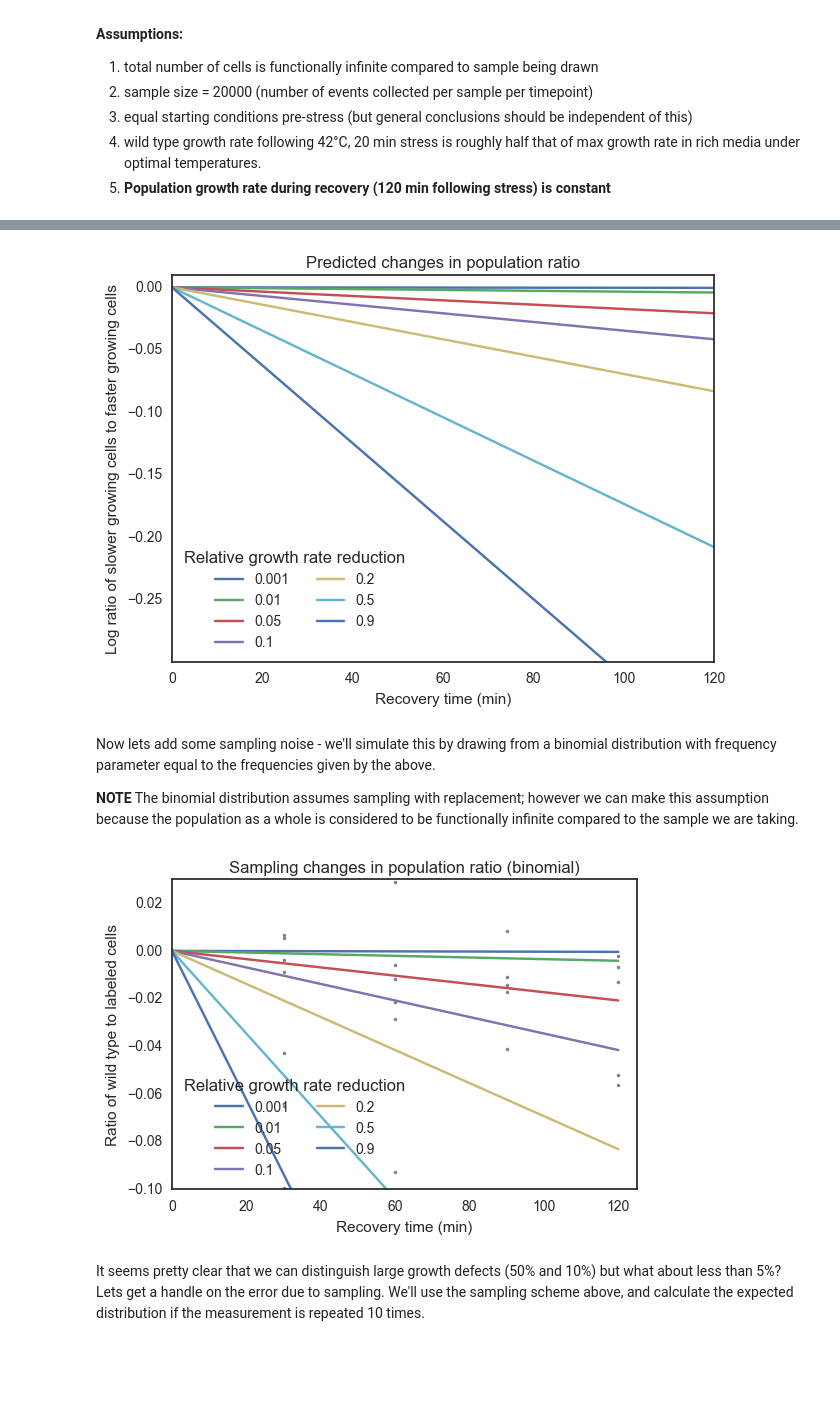
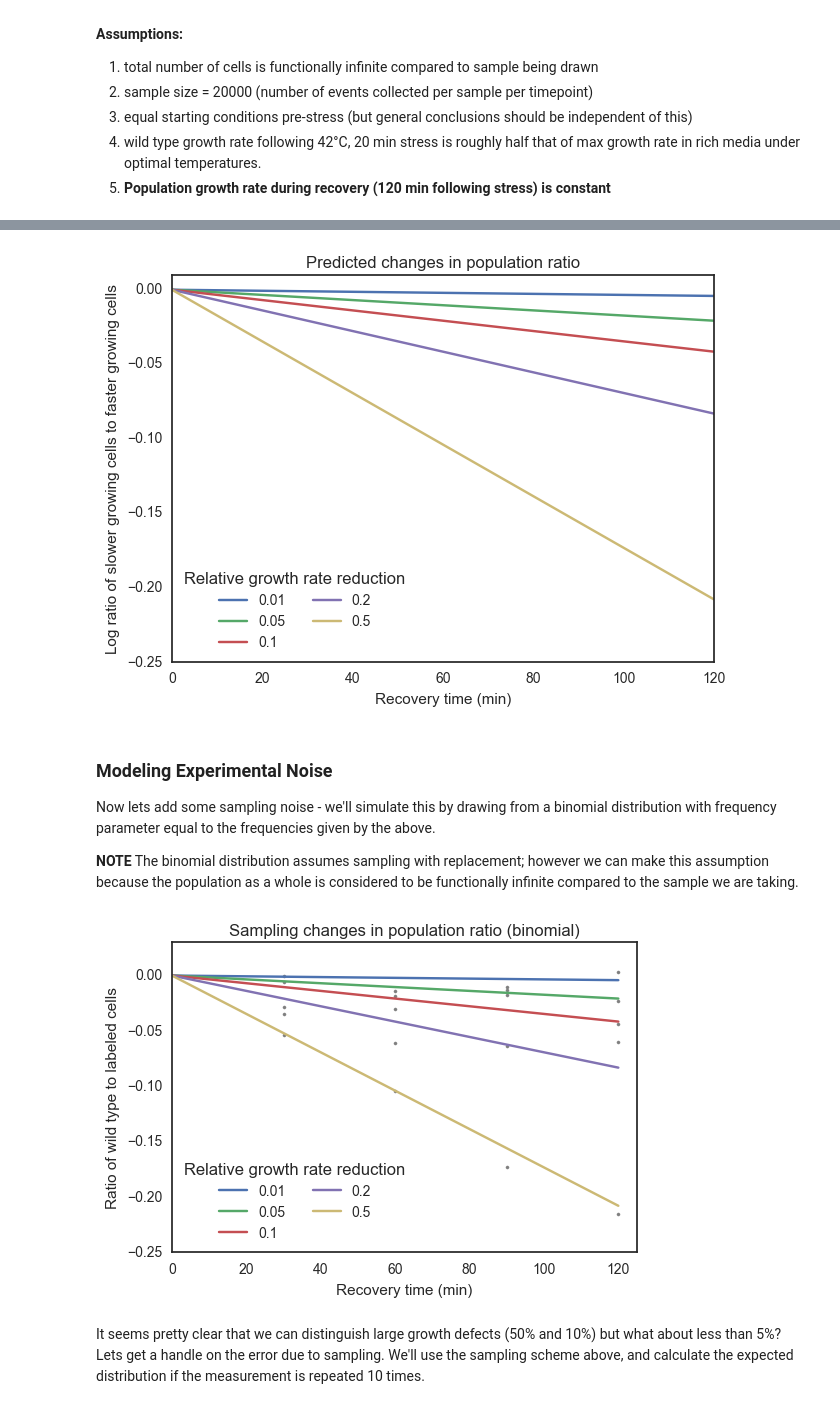
Before and after one commit to haneulyoo/agg_simv2, a Jupyter notebook: stress-growth-rate-sim.ipynb, the cells around one changed output, grey strips where cells are left out. Drawn from its saved outputs; the diff is of its cells as text; code cells hidden in the pictures; blank space fills up the shorter version.

```diff
--- a/stress-growth-rate-sim.ipynb
+++ b/stress-growth-rate-sim.ipynb
@@ -33,7 +52,7 @@ t = np.linspace(0,recovery_time,recovery_time+1)
 max_growth = np.log(2) / 100
 post_stress_growth = max_growth / 2
 
-percent_differences = np.array([0.001, 0.01, 0.05, 0.1, .2, .5, .9])
+percent_differences = np.array([0.01, 0.05, 0.1, .2, .5])
 ss = (1-percent_differences)*post_stress_growth - post_stress_growth
 
 # This makes an array of arrays - switch to one array with a row for each condition?
@@ -54,15 +75,17 @@ f,ax = plt.subplots(figsize = (7,5))
 for i, s in enumerate(predicted_ratio):
     ax.plot(t, np.log(s), label=str(percent_differences[i]))
 
-ax.set_ylim((-.3,.01))
+ax.set_ylim((-.25,.01))
 ax.legend(loc = 'lower left', fancybox=True, title = "Relative growth rate reduction", ncol=2)
 ax.set_xlabel('Recovery time (min)')
 ax.set_ylabel('Log ratio of slower growing cells to faster growing cells')
 ax.set_title('Predicted changes in population ratio')
 plt.show()
 # %% [output]
-[figure, old version]
+[figure, new version]
 # %% [markdown]
+### Modeling Experimental Noise
+
 Now lets add some sampling noise - we'll simulate this by drawing from a binomial distribution with frequency parameter equal to the frequencies given by the above.
 
 **NOTE** The binomial distribution assumes sampling with replacement; however we can make this assumption because the population as a whole is considered to be functionally infinite compared to the sample we are taking.
@@ -84,20 +107,20 @@ for i, s in enumerate(ss):
 # %%
 f,ax = plt.subplots(figsize = (6,4))
 for i, s in enumerate(predicted_ratio):
     ax.plot(t, np.log(s), label=str(percent_differences[i]))
     ax.scatter(timepoints, np.log(measured_ratios[i]), marker='.', color = 'gray')
 
 
 #ax.set_ylim((.9,1.3))
 ax.set_xlim((0,125))
-ax.set_ylim((-.1,0.03))
+ax.set_ylim((-.25,0.03))
 ax.legend(loc = 'lower left', fancybox=True, title = "Relative growth rate reduction", ncol=2)
 ax.set_xlabel('Recovery time (min)')
 ax.set_ylabel('Ratio of wild type to labeled cells')
 ax.set_title('Sampling changes in population ratio (binomial)')
 plt.show()
 # %% [output]
-[figure, old version]
+[figure, new version]
 # %% [markdown]
 It seems pretty clear that we can distinguish large growth defects (50% and 10%) but what about less than 5%? Lets get a handle on the error due to sampling. We'll use the sampling scheme above, and calculate the expected distribution if the measurement is repeated 10 times.
 # %%
```
Also changed, not shown: parts of 12 cells of this notebook.
